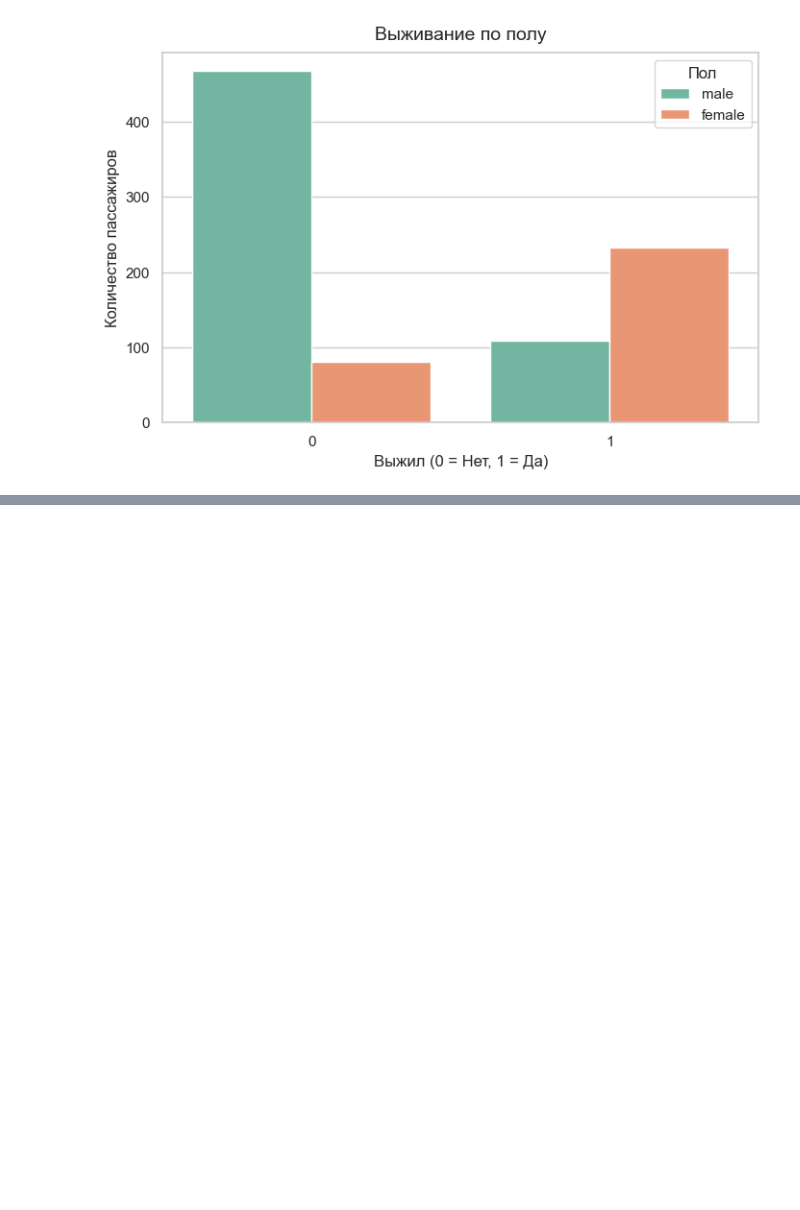
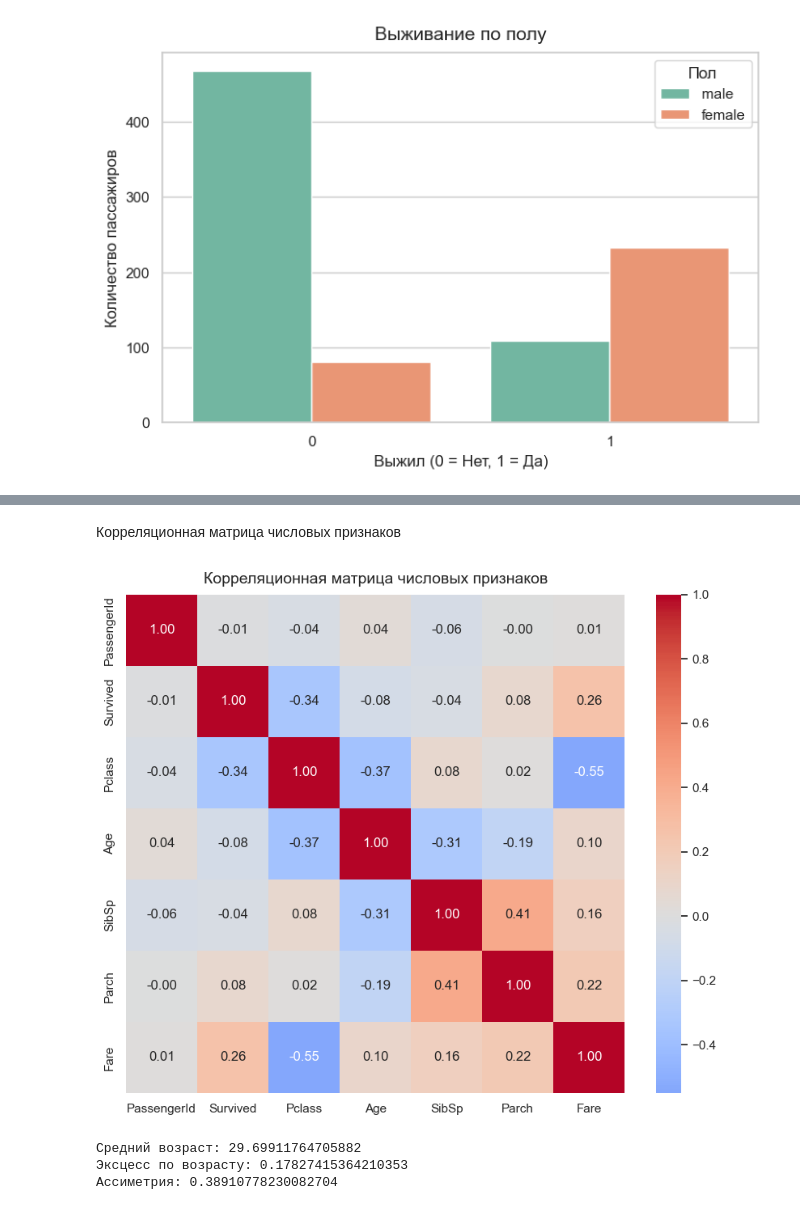
Before and after one commit to nafaniaa/titanic_project, a Jupyter notebook: notebooks/main.ipynb, the cells around one changed output, grey strips where cells are left out. Saved outputs shown, nothing was run; the diff lists cells and outputs as text; code cells hidden in the pictures; blank space fills up the shorter version.

```diff
--- a/notebooks/main.ipynb
+++ b/notebooks/main.ipynb
@@ -172,0 +184,20 @@ plt.show()
+# %% [markdown]
+Корреляционная матрица числовых признаков
+# %%
+plt.figure(figsize=(10,8))
+numeric_cols = train_df.select_dtypes(include=['int64', 'float64']).columns
+corr_matrix=train_df[numeric_cols].corr()
+sns.heatmap(corr_matrix, annot = True, cmap = 'coolwarm', center=0, fmt='.2f', square=True)
+plt.title('Корреляционная матрица числовых признаков', fontsize=14, pad=10)
+plt.savefig('../figures/correlation_matrix.png', dpi=300, bbox_inches='tight')
+plt.show()
+# %% [output]
+[figure, added]
+# %%
+print('Средний возраст:', train_df['Age'].mean())
+print('Эксцесс по возрасту:', train_df['Age'].kurt())
+print('Ассиметрия:', train_df['Age'].skew())
+# %% [output]
+Средний возраст: 29.69911764705882
+Эксцесс по возрасту: 0.17827415364210353
+Ассиметрия: 0.38910778230082704
```
Also changed, not shown: parts of 4 cells of this notebook, 2 other files.
